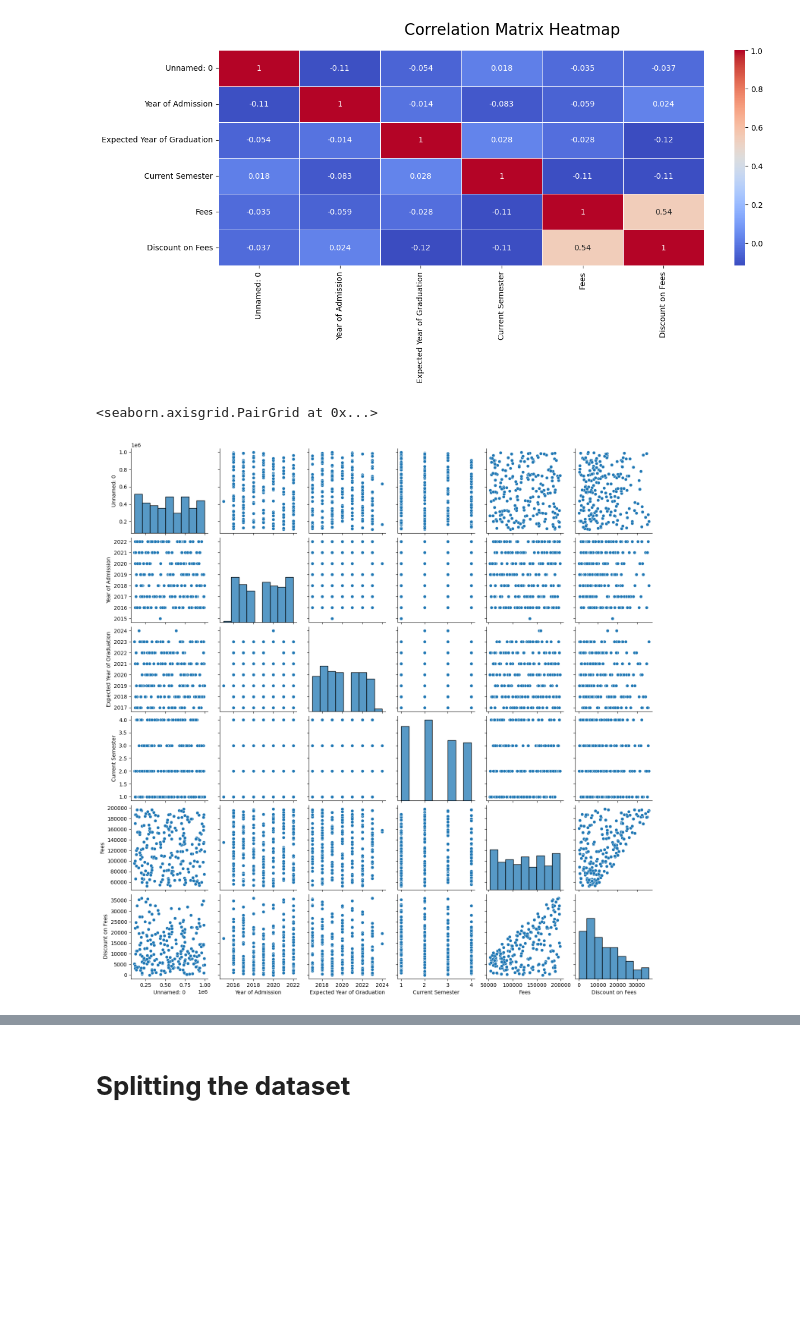
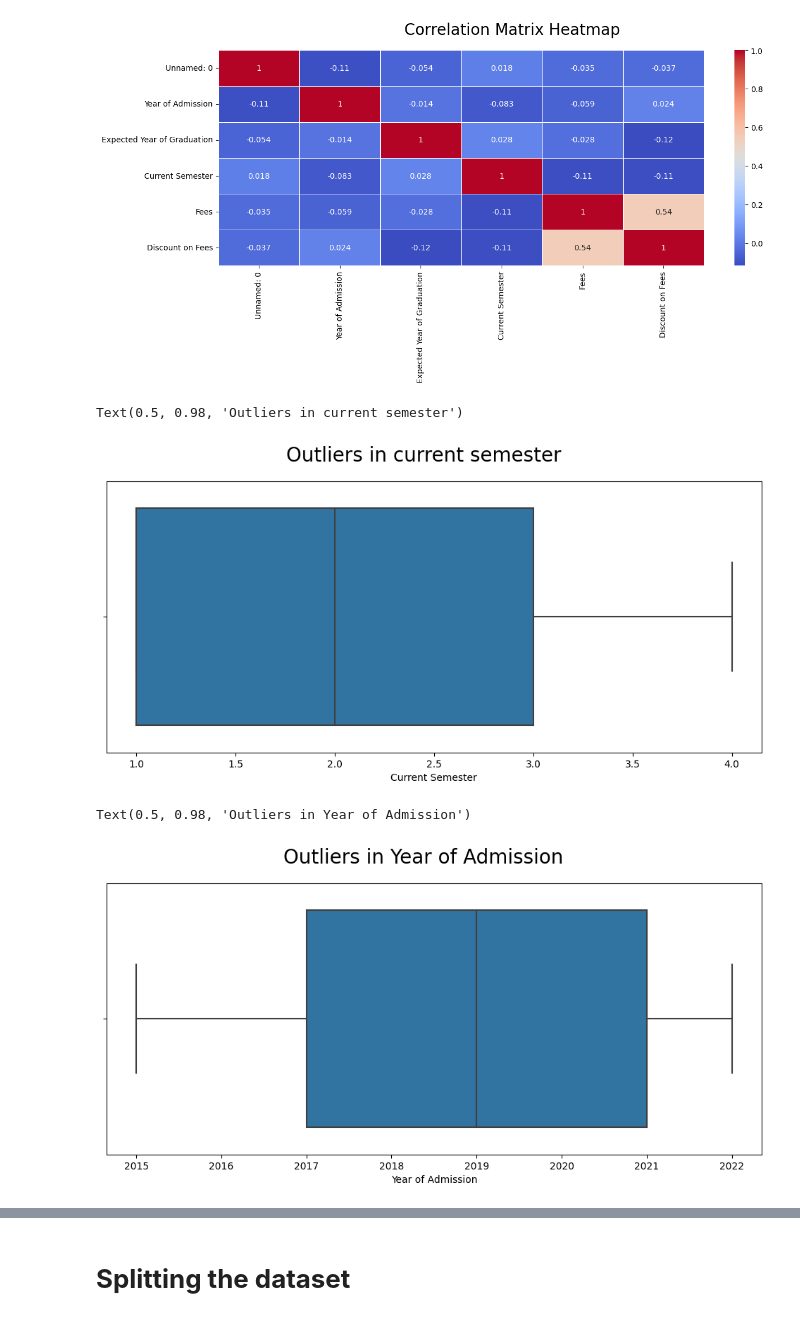
Before and after one commit to Rishisrv147025/Data_Analysis_and_Business_Intellegence, a Jupyter notebook: Python_Data_Science_project/IIT_Admission_analysis/IIT_ML_Analysis.ipynb, the cells around one changed output, grey strips where cells are left out. Drawn from its saved outputs; the diff is of its cells as text; code cells hidden in the pictures; blank space fills up the shorter version.

```diff
--- a/Python_Data_Science_project/IIT_Admission_analysis/IIT_ML_Analysis.ipynb
+++ b/Python_Data_Science_project/IIT_Admission_analysis/IIT_ML_Analysis.ipynb
@@ -141,8 +142,17 @@ plt.suptitle('Correlation Matrix Heatmap',fontsize=20)
 # %% [output]
 Text(0.5, 0.98, 'Correlation Matrix Heatmap')
 [figure]
-# %%
-sns.pairplot(dataset)
-# %% [output]
-<seaborn.axisgrid.PairGrid at 0x...>
-[figure, removed]
+# %%
+plt.figure(figsize=(12,5))
+sns.boxplot(data=dataset,x=dataset['Current Semester'])
+plt.suptitle('Outliers in current semester',fontsize=20)
+# %% [output]
+Text(0.5, 0.98, 'Outliers in current semester')
+[figure, added]
+# %%
+plt.figure(figsize=(12,5))
+sns.boxplot(data=dataset,x=dataset['Year of Admission'])
+plt.suptitle('Outliers in Year of Admission',fontsize=20)
+# %% [output]
+Text(0.5, 0.98, 'Outliers in Year of Admission')
+[figure, added]
```
Also changed, not shown: parts of 22 cells of this notebook.
